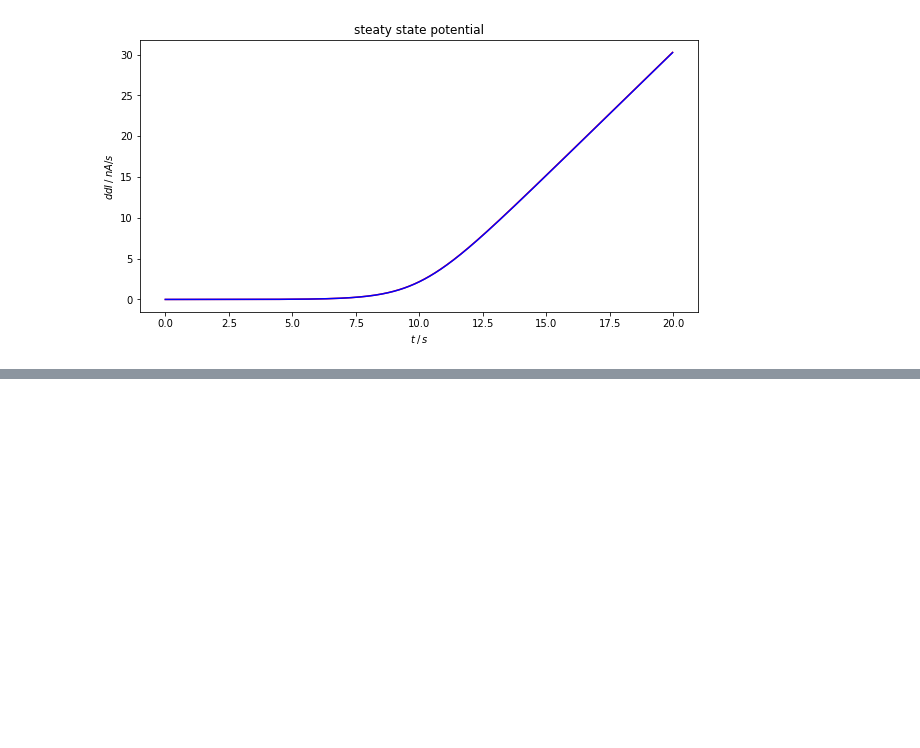
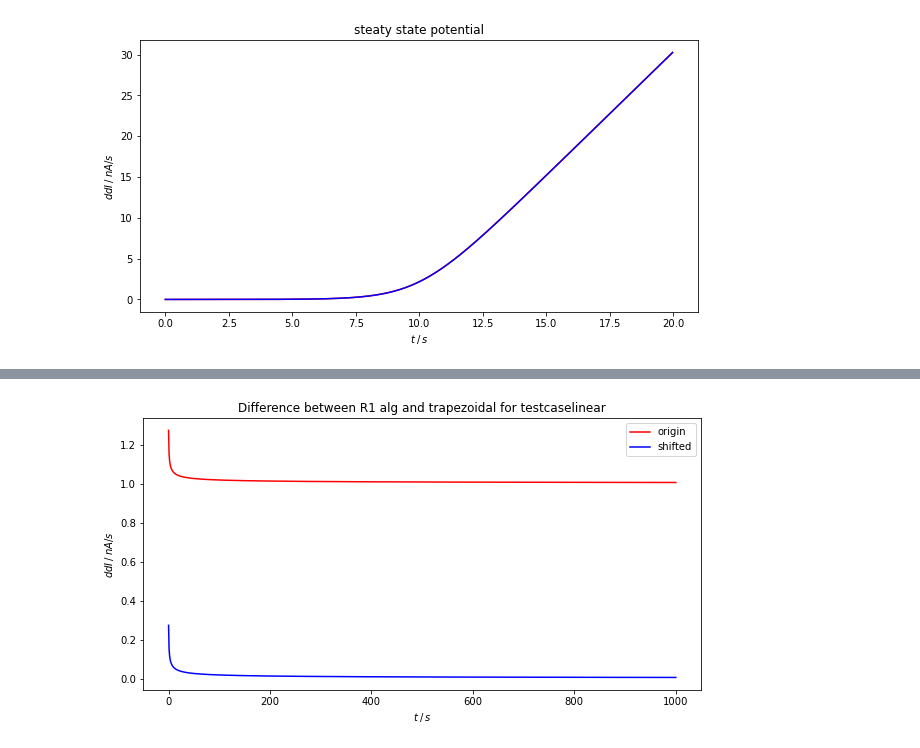
Before and after one commit to echemdb/ec-tools, a Jupyter notebook: ec_tools/Seminar/Semiintegration_Doku.ipynb, the cells around one changed output, grey strips where cells are left out. Saved outputs shown, nothing was run; the diff lists cells and outputs as text; code cells hidden in the pictures; blank space fills up the shorter version.

```diff
--- a/ec_tools/Seminar/Semiintegration_Doku.ipynb
+++ b/ec_tools/Seminar/Semiintegration_Doku.ipynb
@@ -258,0 +276,83 @@ def G1_Semidiff(I,t):
+# %%
+def R1_Semiint1(I,t):
+    delta = t[1] - t[0]
+    # No. of steps
+    N_max = I.size
+    # initialize with zeros
+    R1 = np.zeros(N_max)
+
+    for N in range(1,N_max+1):
+        R1_i = 0
+        for n in range(1,N):
+            R1_i += I[n-1]*((N-n+1)**(3/2) - 2*(N-n)**(3/2) + (N-n-1)**(3/2))
+
+        R1[N-1] = (4/3)*np.sqrt(delta/np.pi)*(I[N-1] + I[0]*(1.5*np.sqrt(N)-N**(3/2) + (N-1)**(3/2)) + R1_i)
+
+    return(R1)
+# %%
+# Testing
+
+Test = ['linear','current']
+TestPlot =False
+
+for testcase in Test:
+    if testcase == 'linear':
+        mysize = 1000
+        I = np.array([1]*mysize)
+        t = np.linspace(0,1000, mysize)
+
+    elif testcase == 'current':
+        N_max = 1000;   # No. of time intervals
+        # calculate potential
+        [t,I] = current_hemispherical1(N_max =N_max); # with default values
+
+    # calculate double semiintegral
+    dI_R1  = R1_Semiint1(I,t)
+    ddI_R1 = R1_Semiint1(dI_R1,t)
+
+    # compare with numerical integration
+    d2 = cumulative_trapezoid(I,t,initial=0)
+
+    delta = t[1]-t[0]
+    error = np.abs(ddI_R1-d2)
+
+
+
+    #d1_e = ddI_R1[:-1]
+    #d2_e = d2[1:]
+    #x_e = t[:-1]
+    #error_e = (np.abs(d1_e-d2_e))
+
+    mod_ddI_R1 = ddI_R1 - delta
+    error_e = (np.abs(mod_ddI_R1-d2))
+
+    print('\nTest case:',testcase)
+    print('delta ',delta)
+    print('max error:',max(error))
+    print('shift one value (i.e. minus delta)')
+    print('mod error:',max(error_e), 'for case:',testcase)
+
+    # Plot the current for different scan rates
+    plt.plot(t,error,'r')
+    #plt.plot(t[:-1],error_e,'b')
+    plt.plot(t,error_e,'b')
+    plt.ylabel('$ddI\: / \:nA/s$')
+    plt.xlabel('$t\: / \:s$')
+    L_title = ['Difference between R1 alg and trapezoidal for testcase',testcase]
+    plt.title(''.join(L_title))
+    L_legend = ['origin','shifted']
+    plt.legend(L_legend)
+    plt.show()
+
+#
+##Plot the current for different scan rates
+#plt.plot(t,ddI_R1,'r')
+#plt.plot(t,d2,'b')
+#plt.ylabel('$ddI\: / \:nA/s$')
+#plt.xlabel('$t\: / \:s$')
+#L_title = ['R1 Comparison with Reference for Testcase',testcase]
+#plt.title(L_title)
+#L_legend = ['R1','Ref']
+#plt.legend(L_legend)
+#plt.show()
+# %% [output]
@@ -258,0 +364 @@ def G1_Semidiff(I,t):
+[figure, added]
```
Also changed, not shown: parts of 22 cells of this notebook.
